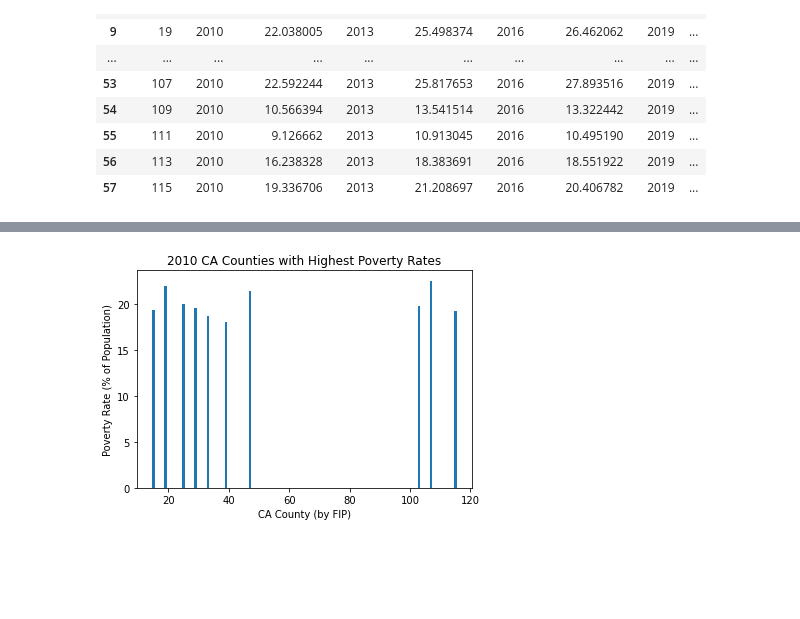
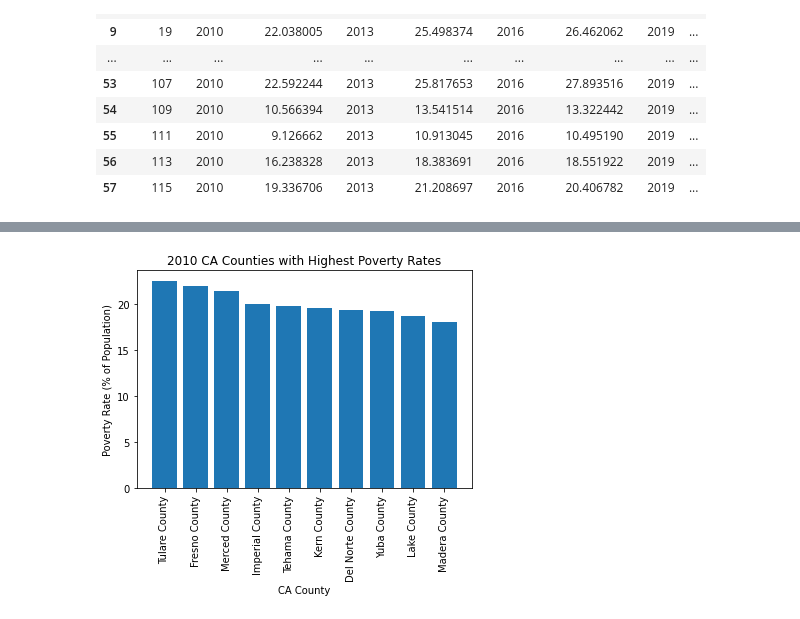
Before and after one commit to jacobdv/extreme-weather, a Jupyter notebook: Comparing income level (poverty level) to economic impact of wildfires.ipynb, the cells around one changed output, grey strips where cells are left out. Drawn from its saved outputs; the diff is of its cells as text; code cells hidden in the pictures; blank space fills up the shorter version.

Commit message:
updated charts

```diff
--- a/Comparing income level (poverty level) to economic impact of wildfires.ipynb
+++ b/Comparing income level (poverty level) to economic impact of wildfires.ipynb
@@ -52,8 +72,8 @@ census_df_2019.drop(["Population", "Poverty Count"], axis=1)
 # %%
 
-census_df_2010 = census_df_2010[["County", "Year", "Poverty Rate"]]
-census_df_2013 = census_df_2013[["County", "Year", "Poverty Rate"]]
-census_df_2016 = census_df_2016[["County", "Year", "Poverty Rate"]]
-census_df_2019 = census_df_2019[["County", "Year", "Poverty Rate"]]
+census_df_2010 = census_df_2010[["Name", "County", "Year", "Poverty Rate"]]
+census_df_2013 = census_df_2013[["Name", "County", "Year", "Poverty Rate"]]
+census_df_2016 = census_df_2016[["Name", "County", "Year", "Poverty Rate"]]
+census_df_2019 = census_df_2019[["Name", "County", "Year", "Poverty Rate"]]
 census_df_2019
 # %% [output]
@@ -100,11 +145,12 @@ census_df
 # %%
 #census_df_2010.sort_values(by=['Poverty Rate'], ascending=False).head(10)
 
 new_census_2010 = census_df_2010.sort_values(by=['Poverty Rate'], ascending=False).head(10)
-plt.bar((new_census_2010['County']), (ew_census_2010['Poverty Rate']))
+plt.bar((new_census_2010['Name']), (new_census_2010['Poverty Rate']))
 plt.title("2010 CA Counties with Highest Poverty Rates")
-plt.xlabel("CA County (by FIP)")
+plt.xlabel("CA County")
+plt.xticks(rotation = 90)
 plt.ylabel("Poverty Rate (% of Population)")
 plt.show()
 # %% [output]
-[figure, old version]
+[figure, new version]
```
Also changed, not shown: parts of 12 cells of this notebook.
